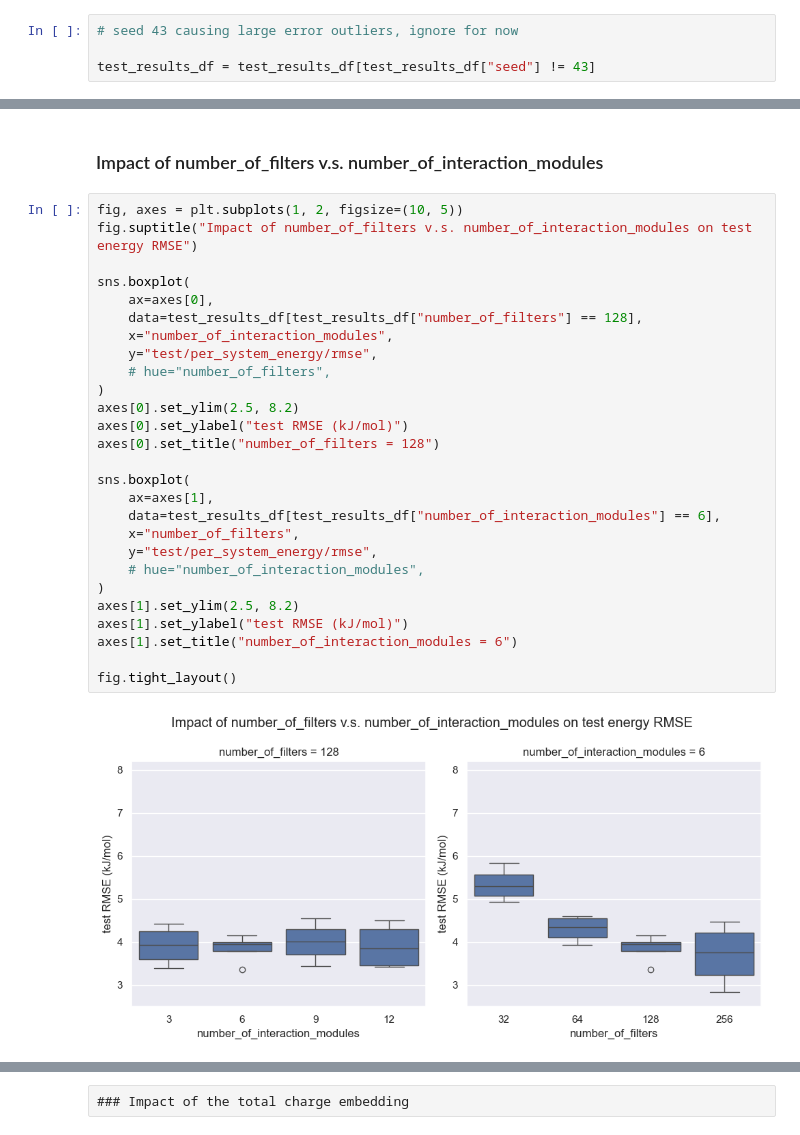
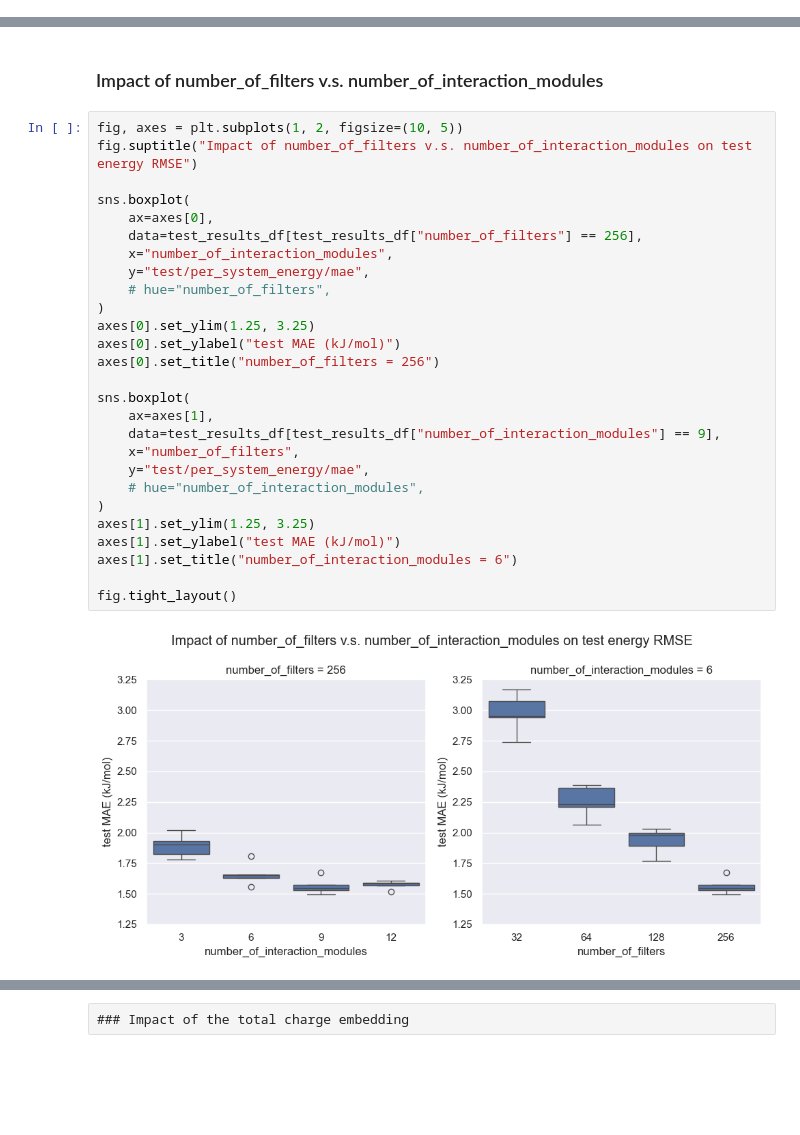
Before and after one commit to MarshallYan/modelforge-experiments, a Jupyter notebook: analysis/schnet_qm9.ipynb, the cells around one changed output, grey strips where cells are left out. Saved outputs shown, nothing was run; the diff lists cells and outputs as text; blank space fills up the shorter version.

```diff
--- a/analysis/schnet_qm9.ipynb
+++ b/analysis/schnet_qm9.ipynb
@@ -196,4 +195,0 @@ Text(0.5, 1.0, 'Stability of dataset splitting')
-# %%
-# seed 43 causing large error outliers, ignore for now
-
-test_results_df = test_results_df[test_results_df["seed"] != 43]
@@ -534,32 +534,32 @@ test_results_df = test_results_df[test_results_df["number_of_per_atom_features"]
 # %%
 fig, axes = plt.subplots(1, 2, figsize=(10, 5))
 fig.suptitle("Impact of number_of_filters v.s. number_of_interaction_modules on test energy RMSE")
 
 sns.boxplot(
     ax=axes[0],
-    data=test_results_df[test_results_df["number_of_filters"] == 128],
+    data=test_results_df[test_results_df["number_of_filters"] == 256],
     x="number_of_interaction_modules",
-    y="test/per_system_energy/rmse",
+    y="test/per_system_energy/mae",
     # hue="number_of_filters",
 )
-axes[0].set_ylim(2.5, 8.2)
-axes[0].set_ylabel("test RMSE (kJ/mol)")
-axes[0].set_title("number_of_filters = 128")
+axes[0].set_ylim(1.25, 3.25)
+axes[0].set_ylabel("test MAE (kJ/mol)")
+axes[0].set_title("number_of_filters = 256")
 
 sns.boxplot(
     ax=axes[1],
-    data=test_results_df[test_results_df["number_of_interaction_modules"] == 6],
+    data=test_results_df[test_results_df["number_of_interaction_modules"] == 9],
     x="number_of_filters",
-    y="test/per_system_energy/rmse",
+    y="test/per_system_energy/mae",
     # hue="number_of_interaction_modules",
 )
-axes[1].set_ylim(2.5, 8.2)
-axes[1].set_ylabel("test RMSE (kJ/mol)")
+axes[1].set_ylim(1.25, 3.25)
+axes[1].set_ylabel("test MAE (kJ/mol)")
 axes[1].set_title("number_of_interaction_modules = 6")
 
 fig.tight_layout()
 # %% [output]
-[figure, old version]
+[figure, new version]
 # %%
 fig, axes = plt.subplots(2, 4, figsize=(20, 10))
 fig.suptitle("Impact of number_of_filters v.s. number_of_interaction_modules on test energy MAE")
```
Also changed, not shown: parts of 11 cells of this notebook, 10 other files.
